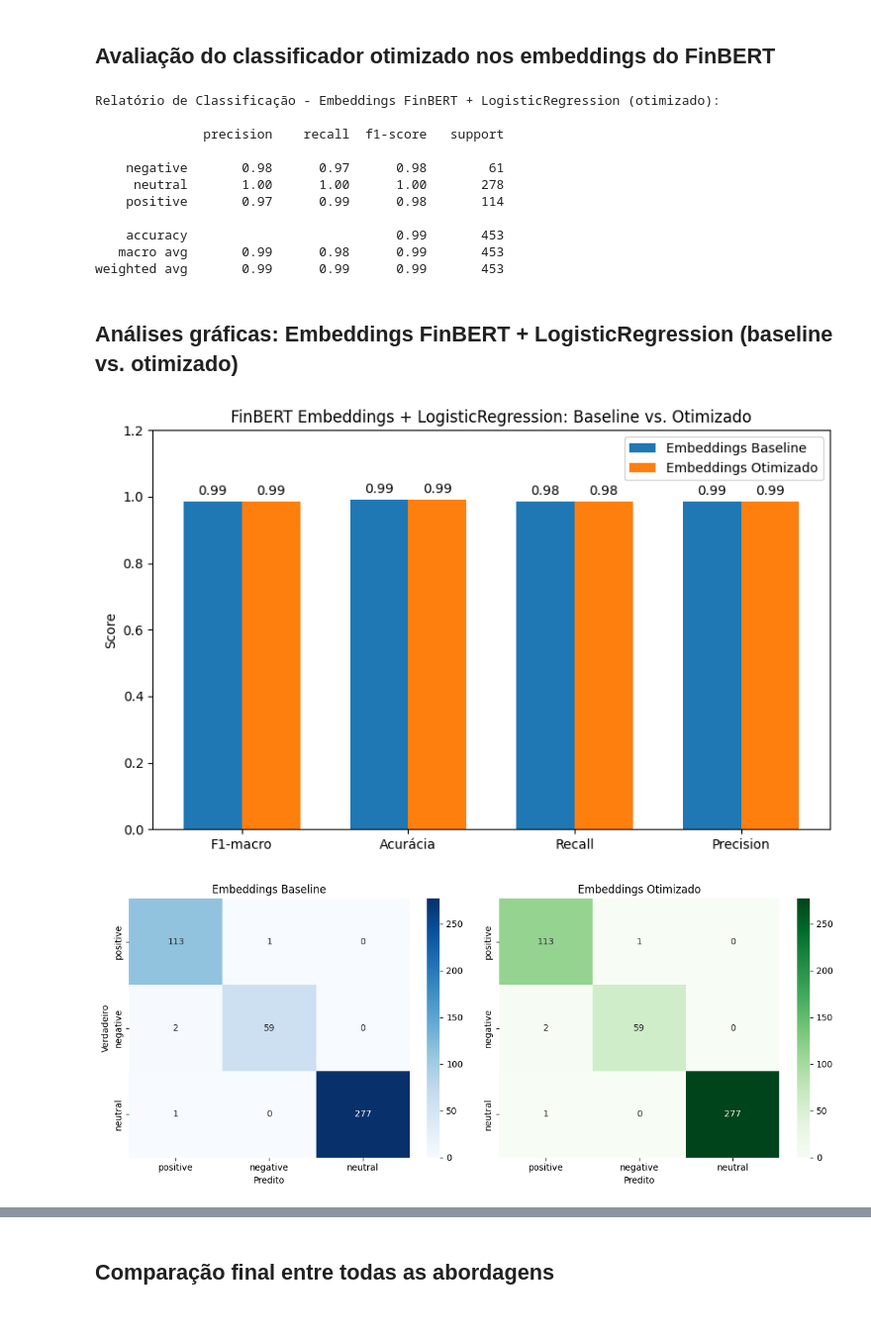
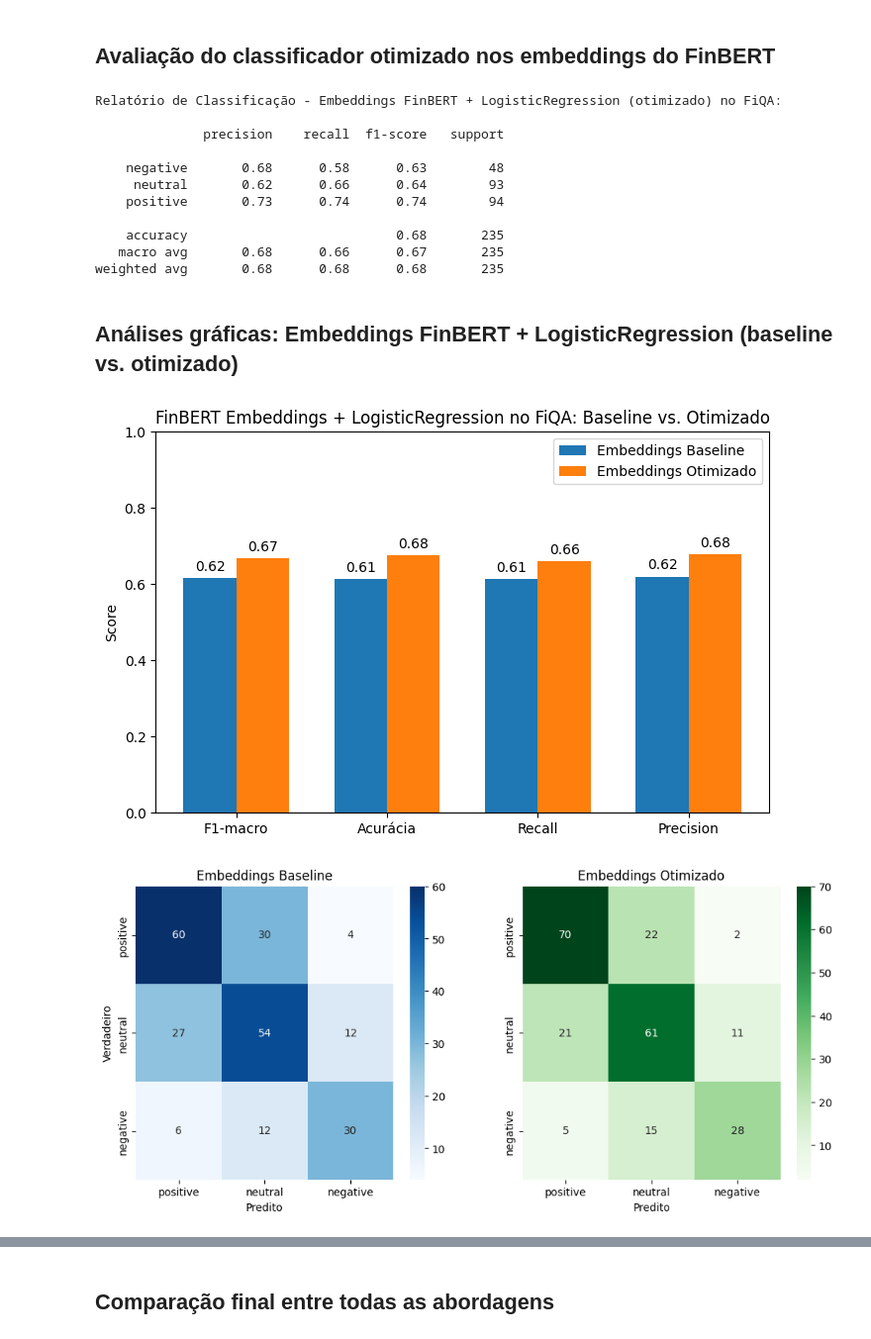
Before and after one commit to matosdf/Finbert_test, a Jupyter notebook: ct213_otimizacao_financeira_v2.ipynb, the cells around one changed output, grey strips where cells are left out. Shown: that part at 99% size. Cells and saved outputs as stored; diff of their text form; code cells hidden in the pictures.

```diff
--- a/ct213_otimizacao_financeira_v2.ipynb
+++ b/ct213_otimizacao_financeira_v2.ipynb
@@ -338,7 +395,7 @@ weighted avg       0.97      0.97      0.97       453
 # %% [markdown]
 ## Análises gráficas: Classificação direta com FinBERT
 # %%
-# Métricas do FinBERT direto
+# Métricas do FinBERT direto no FiQA
 finbert_scores = [
     f1_score(y_test, y_pred_finbert, average='macro'),
     accuracy_score(y_test, y_pred_finbert),
@@ -346,7 +403,7 @@ finbert_scores = [
     precision_score(y_test, y_pred_finbert, average='macro')
 ]
 
-# Comparação (TF-IDF otimizado vs. FinBERT direto)
+# Comparação (TF-IDF otimizado vs. FinBERT direto) no FiQA
 metrics = ['F1-macro', 'Acurácia', 'Recall', 'Precision']
 x = np.arange(len(metrics))
 width = 0.35
@@ -356,10 +413,10 @@ rects1 = ax.bar(x - width/2, optimized_scores, width, label='TF-IDF Otimizado')
 rects2 = ax.bar(x + width/2, finbert_scores, width, label='FinBERT Direto')
 
 ax.set_ylabel('Score')
-ax.set_title('TF-IDF Otimizado vs. FinBERT Direto')
+ax.set_title('TF-IDF Otimizado vs. FinBERT Direto (FiQA)')
 ax.set_xticks(x)
 ax.set_xticklabels(metrics)
-ax.set_ylim(0, 1.2)
+ax.set_ylim(0, 1)
 ax.legend()
 
 for rects in [rects1, rects2]:
@@ -371,18 +428,18 @@ for rects in [rects1, rects2]:
                     textcoords="offset points",
                     ha='center', va='bottom')
 
-plt.tight_layout()
+plt.savefig("figs/finbert_direto_vs_tfidf_otimizado_fiqa.png", dpi=300, bbox_inches='tight')
 plt.show()
 
-# Matrizes de confusão para o FinBERT direto
-labels = ['positive', 'negative', 'neutral']
+# Matriz de confusão para o FinBERT direto no FiQA
+labels = ['positive', 'neutral', 'negative']
 cm_finbert = confusion_matrix(y_test, y_pred_finbert, labels=labels)
 
 plt.figure(figsize=(6,5))
 sns.heatmap(cm_finbert, annot=True, fmt='d', cmap='Purples', xticklabels=labels, yticklabels=labels)
-plt.title('Matriz de confusão - FinBERT Direto')
+plt.title('Matriz de confusão - FinBERT Direto (FiQA)')
 plt.xlabel('Predito')
 plt.ylabel('Verdadeiro')
-plt.tight_layout()
+plt.savefig("figs/matriz_confusao_finbert_direto_fiqa.png", dpi=300, bbox_inches='tight')
 plt.show()
 # %% [output]
@@ -509,24 +573,24 @@ clf_emb_optim.fit(X_train_embeddings, y_train)
 # Faz predições no conjunto de teste
 y_pred_emb_optim = clf_emb_optim.predict(X_test_embeddings)
 
-print("Relatório de Classificação - Embeddings FinBERT + LogisticRegression (otimizado):\n")
+print("Relatório de Classificação - Embeddings FinBERT + LogisticRegression (otimizado) no FiQA:\n")
 print(classification_report(y_test, y_pred_emb_optim, zero_division=0))
 # %% [output]
-Relatório de Classificação - Embeddings FinBERT + LogisticRegression (otimizado):
+Relatório de Classificação - Embeddings FinBERT + LogisticRegression (otimizado) no FiQA:
 
               precision    recall  f1-score   support
 
-    negative       0.98      0.97      0.98        61
-     neutral       1.00      1.00      1.00       278
-    positive       0.97      0.99      0.98       114
+    negative       0.68      0.58      0.63        48
+     neutral       0.62      0.66      0.64        93
+    positive       0.73      0.74      0.74        94
 
-    accuracy                           0.99       453
-   macro avg       0.99      0.98      0.99       453
-weighted avg       0.99      0.99      0.99       453
+    accuracy                           0.68       235
+   macro avg       0.68      0.66      0.67       235
+weighted avg       0.68      0.68      0.68       235
 # %% [markdown]
 ## Análises gráficas: Embeddings FinBERT + LogisticRegression (baseline vs. otimizado)
 # %%
-# Métricas para embeddings (baseline e otimizado)
+# Métricas para embeddings (baseline e otimizado) no FiQA
 emb_baseline_scores = [
     f1_score(y_test, y_pred_emb_baseline, average='macro'),
     accuracy_score(y_test, y_pred_emb_baseline),
@@ -550,10 +614,10 @@ rects1 = ax.bar(x - width/2, emb_baseline_scores, width, label='Embeddings Basel
 rects2 = ax.bar(x + width/2, emb_optimized_scores, width, label='Embeddings Otimizado')
 
 ax.set_ylabel('Score')
-ax.set_title('FinBERT Embeddings + LogisticRegression: Baseline vs. Otimizado')
+ax.set_title('FinBERT Embeddings + LogisticRegression no FiQA: Baseline vs. Otimizado')
 ax.set_xticks(x)
 ax.set_xticklabels(metrics)
-ax.set_ylim(0, 1.2)
+ax.set_ylim(0, 1)
 ax.legend()
 
 for rects in [rects1, rects2]:
@@ -564,39 +628,39 @@ for rects in [rects1, rects2]:
                     xytext=(0,3),
                     textcoords="offset points",
                     ha='center', va='bottom')
-plt.tight_layout()
+plt.savefig("figs/embeddings_baseline_vs_otimizado_fiqa.png", dpi=300, bbox_inches='tight')
 plt.show()
 
 # Matrizes de confusão
-labels = ['positive', 'negative', 'neutral']
+labels = ['positive', 'neutral', 'negative']
 cm_emb_baseline = confusion_matrix(y_test, y_pred_emb_baseline, labels=labels)
 cm_emb_optim = confusion_matrix(y_test, y_pred_emb_optim, labels=labels)
 
 fig, axes = plt.subplots(1, 2, figsize=(12,5))
 sns.heatmap(cm_emb_baseline, annot=True, fmt='d', cmap='Blues', xticklabels=labels, yticklabels=labels, ax=axes[0])
 axes[0].set_title('Embeddings Baseline')
 axes[0].set_xlabel('Predito')
 axes[0].set_ylabel('Verdadeiro')
 sns.heatmap(cm_emb_optim, annot=True, fmt='d', cmap='Greens', xticklabels=labels, yticklabels=labels, ax=axes[1])
 axes[1].set_title('Embeddings Otimizado')
 axes[1].set_xlabel('Predito')
 axes[1].set_ylabel('')
-plt.tight_layout()
+plt.savefig("figs/matriz_confusao_embeddings_fiqa.png", dpi=300, bbox_inches='tight')
 plt.show()
 
-# Evolução do score no Optuna para embeddings
+# Evolução do score no Optuna para embeddings no FiQA
 scores_emb = [trial.value for trial in study_emb.trials]
 best_so_far_emb = np.maximum.accumulate(scores_emb)
 plt.figure(figsize=(8,5))
 plt.plot(scores_emb, 'o-', label='Score por trial')
 plt.plot(best_so_far_emb, 'r-', label='Melhor até o momento')
 plt.xlabel('Iteração (Trial)')
 plt.ylabel('F1-macro')
-plt.title('Histórico da otimização de hiperparâmetros (Embeddings)')
+plt.title('Histórico da otimização de hiperparâmetros (Embeddings, FiQA)')
 plt.legend()
 plt.grid()
-plt.tight_layout()
+plt.savefig("figs/evolucao_optuna_embeddings_fiqa.png", dpi=300, bbox_inches='tight')
 plt.show()
 # %% [output]
-[figure, old version]
+[figure, new version]
-[figure, old version]
+[figure, new version]
```
Also changed, not shown: parts of 18 cells of this notebook, 29 other files.
